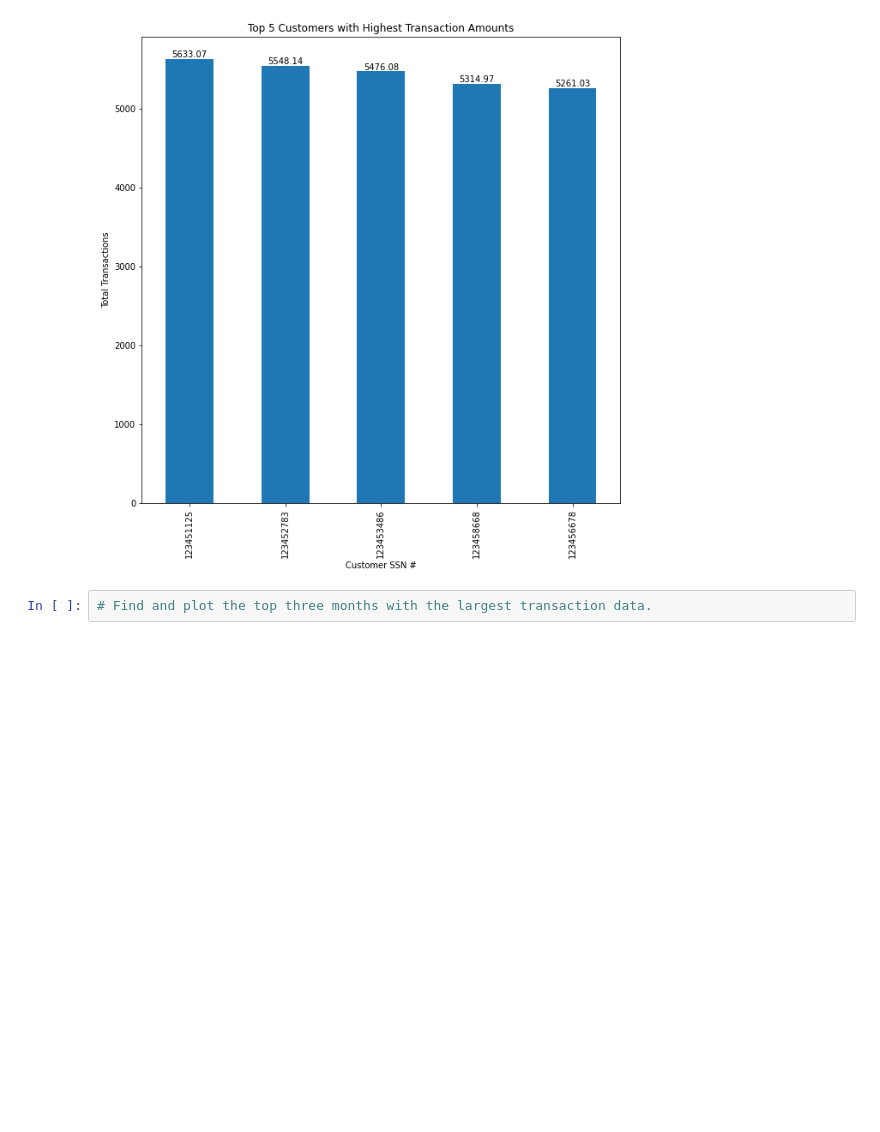
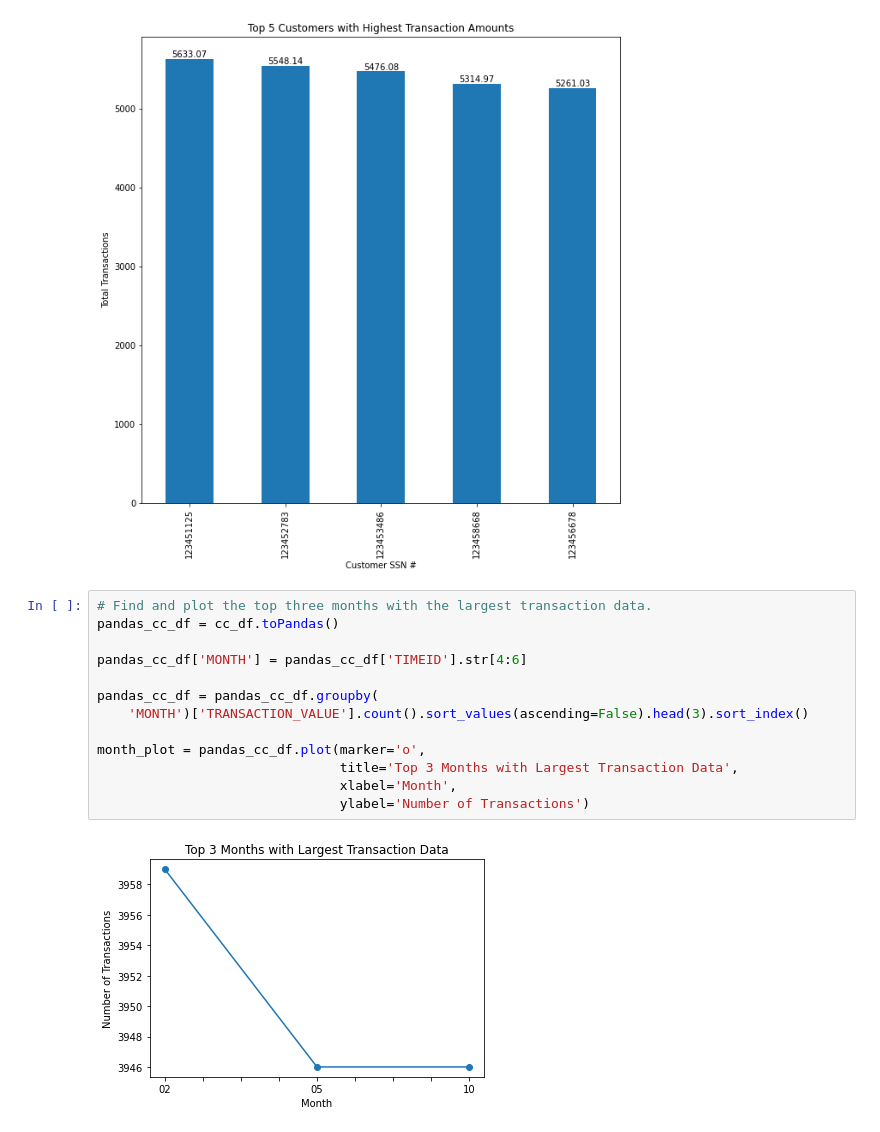
Before and after one commit to Cosdaman/PSCS-LoanAndCredit, a Jupyter notebook: Data_Visualization.ipynb, the cells around one changed output. Drawn from its saved outputs; the diff is of its cells as text; blank space fills up the shorter version.

Commit message:
added more graph

```diff
--- a/Data_Visualization.ipynb
+++ b/Data_Visualization.ipynb
@@ -77,7 +77,20 @@ plt.plot()
 # %% [output]
 []
 [figure]
-# %%
-# Find and plot the top three months with the largest transaction data.
+# %%
+# Find and plot the top three months with the largest transaction data.
+pandas_cc_df = cc_df.toPandas()
+
+pandas_cc_df['MONTH'] = pandas_cc_df['TIMEID'].str[4:6]
+
+pandas_cc_df = pandas_cc_df.groupby(
+    'MONTH')['TRANSACTION_VALUE'].count().sort_values(ascending=False).head(3).sort_index()
+
+month_plot = pandas_cc_df.plot(marker='o',
+                               title='Top 3 Months with Largest Transaction Data',
+                               xlabel='Month',
+                               ylabel='Number of Transactions')
+# %% [output]
+[figure, added]
 # %%
 # Find and plot which branch processed the highest total dollar value of healthcare transactions.
```
Also changed, not shown: parts of 1 cell of this notebook, 1 other file.
